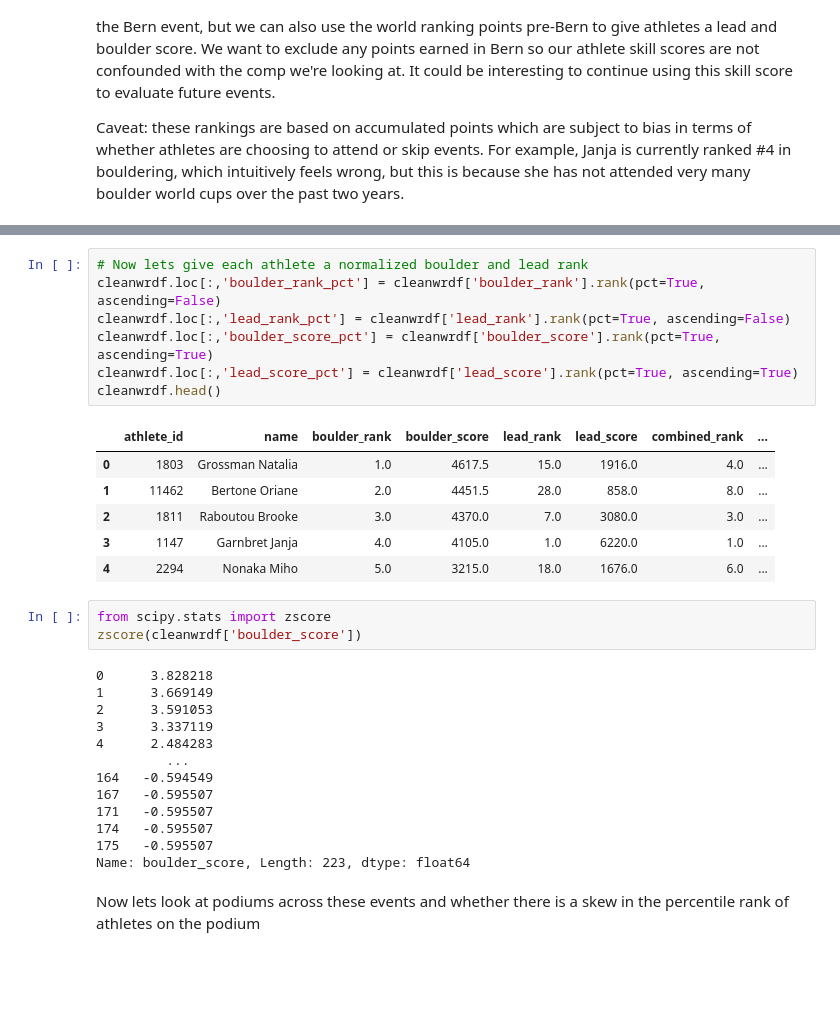
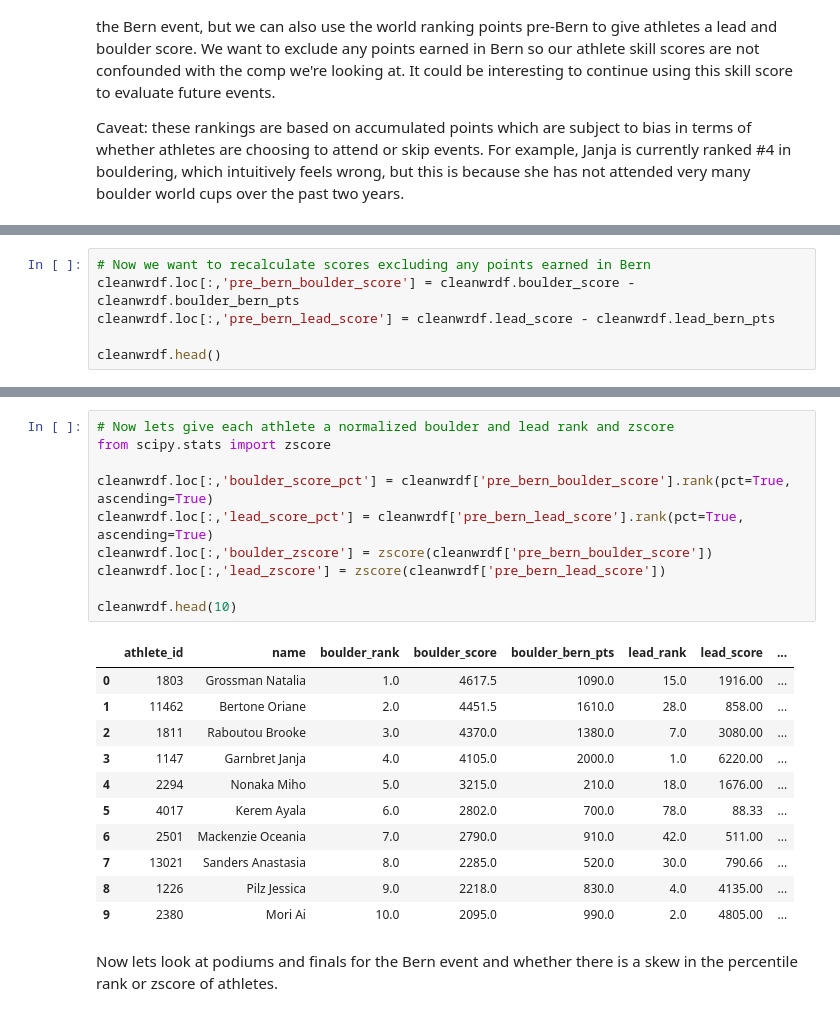
Before and after one commit to mlauter/compclimbingstats, a Jupyter notebook: leadadvantage.ipynb, the cells around one changed output, grey strips where cells are left out. Cells and saved outputs as stored; diff of their text form; blank space fills up the shorter version.

```diff
--- a/leadadvantage.ipynb
+++ b/leadadvantage.ipynb
@@ -383,0 +358,6 @@ cleanwrdf.head(10)
+# %%
+# Now we want to recalculate scores excluding any points earned in Bern
+cleanwrdf.loc[:,'pre_bern_boulder_score'] = cleanwrdf.boulder_score - cleanwrdf.boulder_bern_pts
+cleanwrdf.loc[:,'pre_bern_lead_score'] = cleanwrdf.lead_score - cleanwrdf.lead_bern_pts
+
+cleanwrdf.head()
@@ -384,33 +371,25 @@ cleanwrdf.head(10)
 # %%
-# Now lets give each athlete a normalized boulder and lead rank
-cleanwrdf.loc[:,'boulder_rank_pct'] = cleanwrdf['boulder_rank'].rank(pct=True, ascending=False)
-cleanwrdf.loc[:,'lead_rank_pct'] = cleanwrdf['lead_rank'].rank(pct=True, ascending=False)
-cleanwrdf.loc[:,'boulder_score_pct'] = cleanwrdf['boulder_score'].rank(pct=True, ascending=True)
-cleanwrdf.loc[:,'lead_score_pct'] = cleanwrdf['lead_score'].rank(pct=True, ascending=True)
-cleanwrdf.head()
+# Now lets give each athlete a normalized boulder and lead rank and zscore
+from scipy.stats import zscore
+
+cleanwrdf.loc[:,'boulder_score_pct'] = cleanwrdf['pre_bern_boulder_score'].rank(pct=True, ascending=True)
+cleanwrdf.loc[:,'lead_score_pct'] = cleanwrdf['pre_bern_lead_score'].rank(pct=True, ascending=True)
+cleanwrdf.loc[:,'boulder_zscore'] = zscore(cleanwrdf['pre_bern_boulder_score'])
+cleanwrdf.loc[:,'lead_zscore'] = zscore(cleanwrdf['pre_bern_lead_score'])
+
+cleanwrdf.head(10)
 # %% [output]
-|  | athlete_id | name | boulder_rank | boulder_score | lead_rank | lead_score | combined_rank | ... |
-| 0 | 1803 | Grossman Natalia | 1.0 | 4617.5 | 15.0 | 1916.0 | 4.0 | ... |
-| 1 | 11462 | Bertone Oriane | 2.0 | 4451.5 | 28.0 | 858.0 | 8.0 | ... |
-| 2 | 1811 | Raboutou Brooke | 3.0 | 4370.0 | 7.0 | 3080.0 | 3.0 | ... |
-| 3 | 1147 | Garnbret Janja | 4.0 | 4105.0 | 1.0 | 6220.0 | 1.0 | ... |
-| 4 | 2294 | Nonaka Miho | 5.0 | 3215.0 | 18.0 | 1676.0 | 6.0 | ... |
+|  | athlete_id | name | boulder_rank | boulder_score | boulder_bern_pts | lead_rank | lead_score | ... |
+| 0 | 1803 | Grossman Natalia | 1.0 | 4617.5 | 1090.0 | 15.0 | 1916.00 | ... |
+| 1 | 11462 | Bertone Oriane | 2.0 | 4451.5 | 1610.0 | 28.0 | 858.00 | ... |
+| 2 | 1811 | Raboutou Brooke | 3.0 | 4370.0 | 1380.0 | 7.0 | 3080.00 | ... |
+| 3 | 1147 | Garnbret Janja | 4.0 | 4105.0 | 2000.0 | 1.0 | 6220.00 | ... |
+| 4 | 2294 | Nonaka Miho | 5.0 | 3215.0 | 210.0 | 18.0 | 1676.00 | ... |
+| 5 | 4017 | Kerem Ayala | 6.0 | 2802.0 | 700.0 | 78.0 | 88.33 | ... |
+| 6 | 2501 | Mackenzie Oceania | 7.0 | 2790.0 | 910.0 | 42.0 | 511.00 | ... |
+| 7 | 13021 | Sanders Anastasia | 8.0 | 2285.0 | 520.0 | 30.0 | 790.66 | ... |
+| 8 | 1226 | Pilz Jessica | 9.0 | 2218.0 | 830.0 | 4.0 | 4135.00 | ... |
+| 9 | 2380 | Mori Ai | 10.0 | 2095.0 | 990.0 | 2.0 | 4805.00 | ... |
-# %%
-from scipy.stats import zscore
-zscore(cleanwrdf['boulder_score'])
-# %% [output]
-0      3.828218
-1      3.669149
-2      3.591053
-3      3.337119
-4      2.484283
-         ...
-164   -0.594549
-167   -0.595507
-171   -0.595507
-174   -0.595507
-175   -0.595507
-Name: boulder_score, Length: 223, dtype: float64
 # %% [markdown]
-Now lets look at podiums across these events and whether there is a skew in the percentile rank of athletes on the podium
+Now lets look at podiums and finals for the Bern event and whether there is a skew in the percentile rank or zscore of athletes.
 # %%
```
Also changed, not shown: parts of 17 cells of this notebook.
